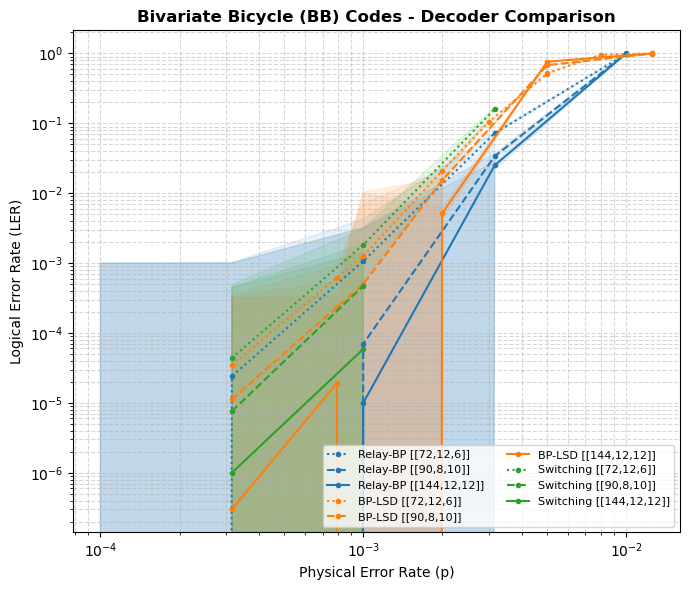
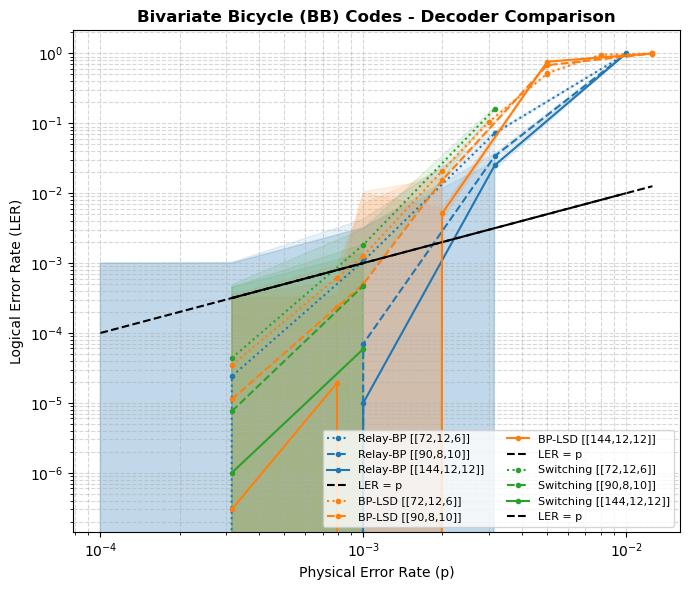
Code edit (unified diff) that turned the first committed figure into the second:
--- before
+++ after
@@ -62,7 +62,10 @@
                                 agg_data['LER'] + y_err, 
                                 color=config['color'], alpha=0.1)
+                
             
     except FileNotFoundError:
         print(f"Warning: {filename} not found.")
+
+    ax.plot(agg_data['p'], agg_data['p'], label="LER = p", color="black", linestyle="--")
 
 # 4. Formatting

Commit: trying to run the task modularly ... increased memory size request significantly to combat issues